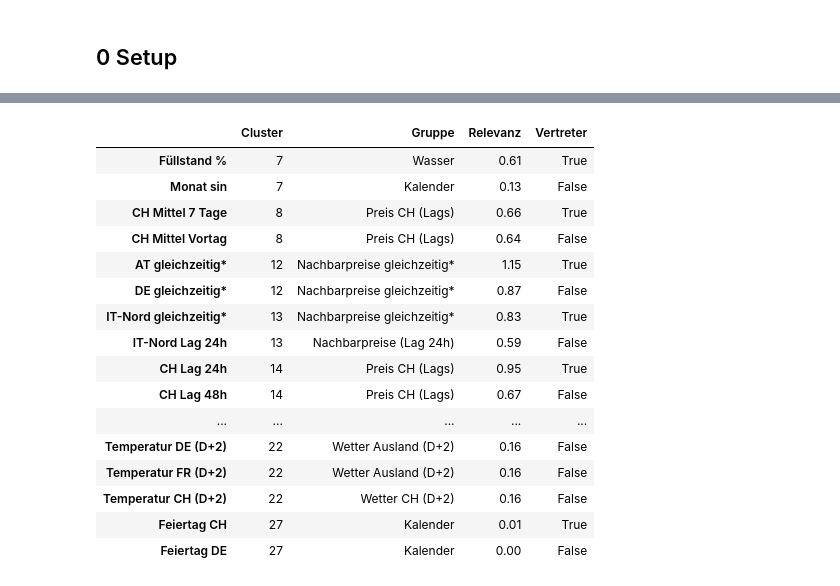
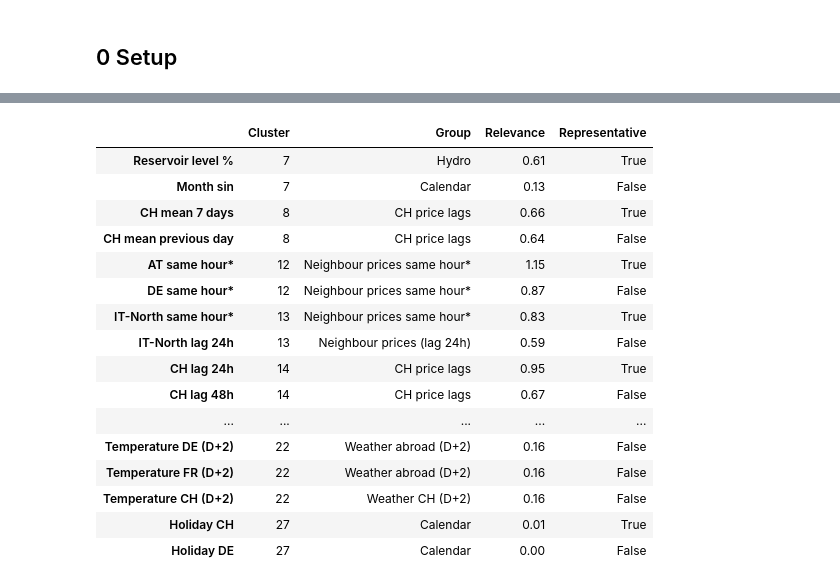
Before and after one commit to aaron04648/AI-EMS, a Jupyter notebook: notebooks/02_data_preparation.ipynb, the cells around one changed output, grey strips where cells are left out. Cells and saved outputs as stored; diff of their text form; code cells hidden in the pictures.

```diff
--- a/notebooks/02_data_preparation.ipynb
+++ b/notebooks/02_data_preparation.ipynb
@@ -492,0 +429,29 @@ erschwert.
+# %%
+feats = [c for c in candidates if dp.GROUP_OF[c] != "Target"]
+sample = candidates.dropna().sample(n=min(12_000, len(candidates.dropna())), random_state=0)
+mi = pd.Series(mutual_info_regression(sample[feats], sample[dp.TARGET], random_state=0), index=feats)
+relevance = pd.DataFrame({
+    "ρ price": corr.loc[feats, dp.TARGET],
+    "ρ Δ price": corr.loc[feats, dp.TARGET_DELTA],
+    "MI price": mi,
+    "Group": [dp.GROUP_OF[c] for c in feats],
+}).sort_values("ρ price", key=np.abs)
+
+fig, axes = plt.subplots(1, 3, figsize=(16, 12), sharey=True)
+colors = [GROUP_COLOR[g] for g in relevance["Group"]]
+for ax, col, title in zip(axes, ["ρ price", "ρ Δ price", "MI price"],
+                          ["Spearman ρ with price", "Spearman ρ with Δ price vs previous day", "Mutual information with price"]):
+    ax.barh(relevance.index, relevance[col], color=colors, height=0.7)
+    ax.axvline(0, color=INK_2, linewidth=0.8)
+    ax.set_title(title, fontsize=11)
+    ax.tick_params(axis="y", labelsize=8)
+axes[0].set_xlim(-1, 1)
+axes[1].set_xlim(-1, 1)
+handles = [plt.Rectangle((0, 0), 1, 1, color=GROUP_COLOR[g]) for g in dp.GROUPS if g != "Target"]
+axes[2].legend(handles, [g for g in dp.GROUPS if g != "Target"], loc="lower right", fontsize=8)
+fig.suptitle("Relevance of the candidates (sorted by |ρ| with the price)", x=0.01, ha="left",
+             fontsize=13, fontweight="bold", color=INK)
+save(fig, "04_relevance.png")
+relevance.sort_values("ρ price", key=np.abs, ascending=False).style.format(
+    {"ρ price": "{:+.2f}", "ρ Δ price": "{:+.2f}", "MI price": "{:.2f}"}).bar(
+    subset=["MI price"], color="#c8daf2")
@@ -519,23 +519,23 @@ vorgeschlagen. Einzelne Cluster mit nur einem Mitglied sind nicht redundant.
 # %%
-clusters = dp.cluster_shortlist(corr, relevance["MI Preis"], threshold=0.2)
+clusters = dp.cluster_shortlist(corr, relevance["MI price"], threshold=0.2)
 multi = clusters[clusters.groupby("Cluster")["Cluster"].transform("size") > 1]
-multi.style.format({"Relevanz": "{:.2f}"}).apply(
-    lambda r: ["font-weight: bold" if r["Vertreter"] else "" for _ in r], axis=1)
+multi.style.format({"Relevance": "{:.2f}"}).apply(
+    lambda r: ["font-weight: bold" if r["Representative"] else "" for _ in r], axis=1)
 # %% [output]
-|  | Cluster | Gruppe | Relevanz | Vertreter |
-| Füllstand % | 7 | Wasser | 0.61 | True |
-| Monat sin | 7 | Kalender | 0.13 | False |
-| CH Mittel 7 Tage | 8 | Preis CH (Lags) | 0.66 | True |
-| CH Mittel Vortag | 8 | Preis CH (Lags) | 0.64 | False |
-| AT gleichzeitig* | 12 | Nachbarpreise gleichzeitig* | 1.15 | True |
-| DE gleichzeitig* | 12 | Nachbarpreise gleichzeitig* | 0.87 | False |
-| IT-Nord gleichzeitig* | 13 | Nachbarpreise gleichzeitig* | 0.83 | True |
-| IT-Nord Lag 24h | 13 | Nachbarpreise (Lag 24h) | 0.59 | False |
-| CH Lag 24h | 14 | Preis CH (Lags) | 0.95 | True |
-| CH Lag 48h | 14 | Preis CH (Lags) | 0.67 | False |
+|  | Cluster | Group | Relevance | Representative |
+| Reservoir level % | 7 | Hydro | 0.61 | True |
+| Month sin | 7 | Calendar | 0.13 | False |
+| CH mean 7 days | 8 | CH price lags | 0.66 | True |
+| CH mean previous day | 8 | CH price lags | 0.64 | False |
+| AT same hour* | 12 | Neighbour prices same hour* | 1.15 | True |
+| DE same hour* | 12 | Neighbour prices same hour* | 0.87 | False |
+| IT-North same hour* | 13 | Neighbour prices same hour* | 0.83 | True |
+| IT-North lag 24h | 13 | Neighbour prices (lag 24h) | 0.59 | False |
+| CH lag 24h | 14 | CH price lags | 0.95 | True |
+| CH lag 48h | 14 | CH price lags | 0.67 | False |
 | ... | ... | ... | ... | ... |
-| Temperatur DE (D+2) | 22 | Wetter Ausland (D+2) | 0.16 | False |
-| Temperatur FR (D+2) | 22 | Wetter Ausland (D+2) | 0.16 | False |
-| Temperatur CH (D+2) | 22 | Wetter CH (D+2) | 0.16 | False |
-| Feiertag CH | 27 | Kalender | 0.01 | True |
-| Feiertag DE | 27 | Kalender | 0.00 | False |
+| Temperature DE (D+2) | 22 | Weather abroad (D+2) | 0.16 | False |
+| Temperature FR (D+2) | 22 | Weather abroad (D+2) | 0.16 | False |
+| Temperature CH (D+2) | 22 | Weather CH (D+2) | 0.16 | False |
+| Holiday CH | 27 | Calendar | 0.01 | True |
+| Holiday DE | 27 | Calendar | 0.00 | False |
```
Also changed, not shown: parts of 63 cells of this notebook, 15 other files.
